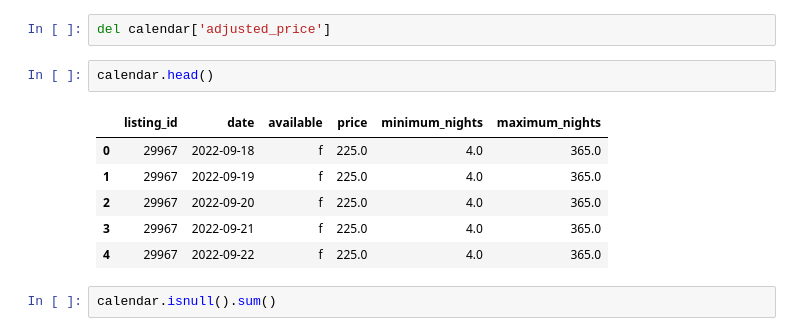
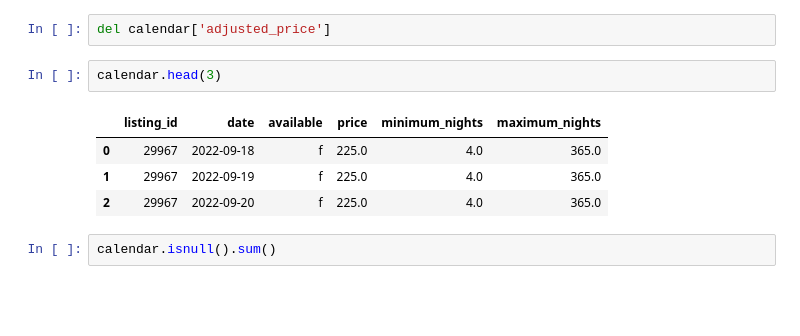
Before and after one commit to RenettaNelson/USD-Capstone-Project, a Jupyter notebook: Code Library Folder/Capstone-EDA.ipynb, the cells around one changed output. Cells and saved outputs as stored; diff of their text form; blank space fills up the shorter version.

```diff
--- a/Code Library Folder/Capstone-EDA.ipynb
+++ b/Code Library Folder/Capstone-EDA.ipynb
@@ -91,14 +82,12 @@ Based on the descriptive statistics, price_usd and adjusted_price_usd are the sa
 # %%
 del calendar['adjusted_price']
 # %%
-calendar.head()
+calendar.head(3)
 # %% [output]
 |  | listing_id | date | available | price | minimum_nights | maximum_nights |
 | 0 | 29967 | 2022-09-18 | f | 225.0 | 4.0 | 365.0 |
 | 1 | 29967 | 2022-09-19 | f | 225.0 | 4.0 | 365.0 |
 | 2 | 29967 | 2022-09-20 | f | 225.0 | 4.0 | 365.0 |
-| 3 | 29967 | 2022-09-21 | f | 225.0 | 4.0 | 365.0 |
-| 4 | 29967 | 2022-09-22 | f | 225.0 | 4.0 | 365.0 |
 # %%
 calendar.isnull().sum()
 # %% [output]
```
Also changed, not shown: parts of 50 cells of this notebook.
